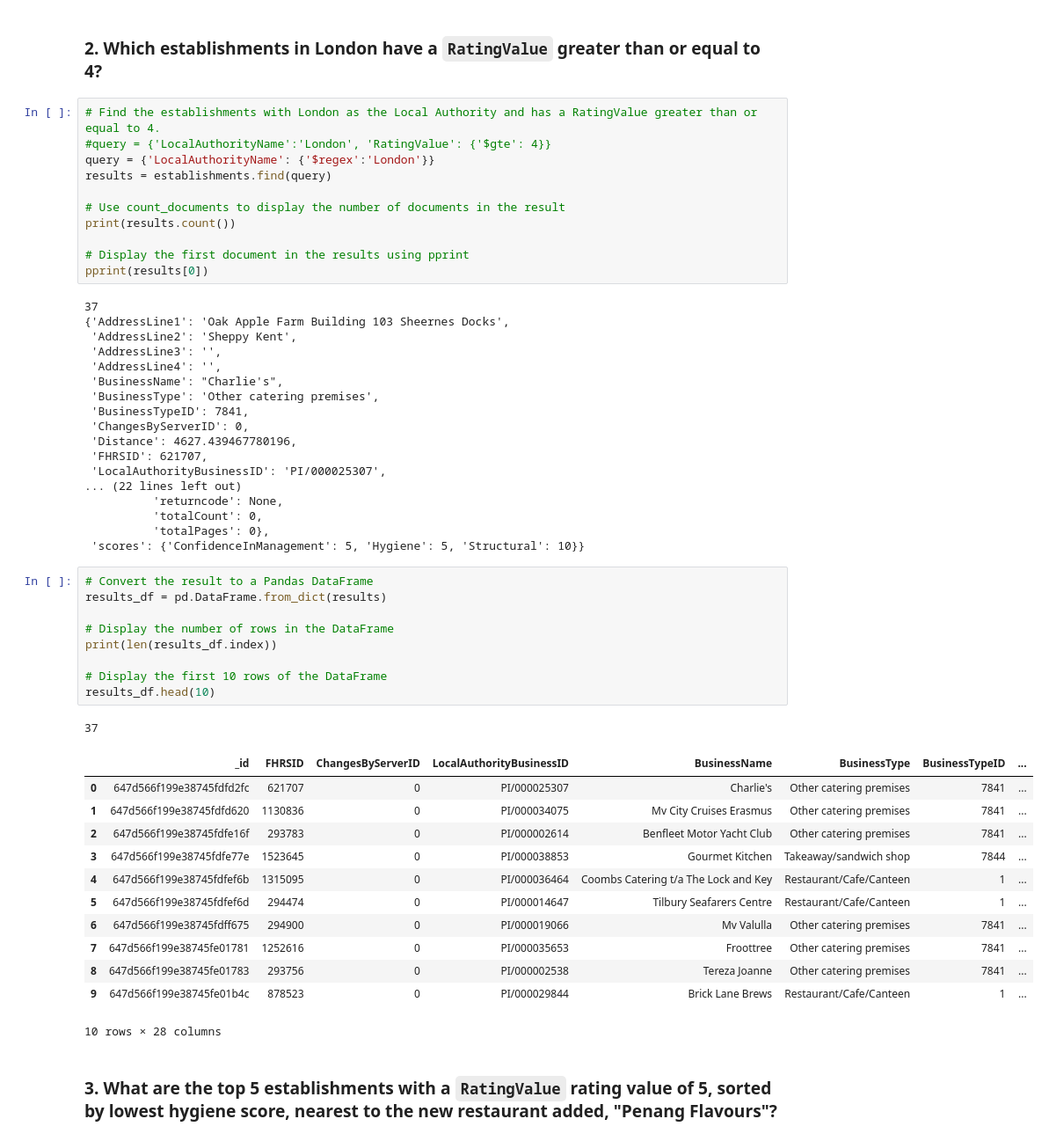
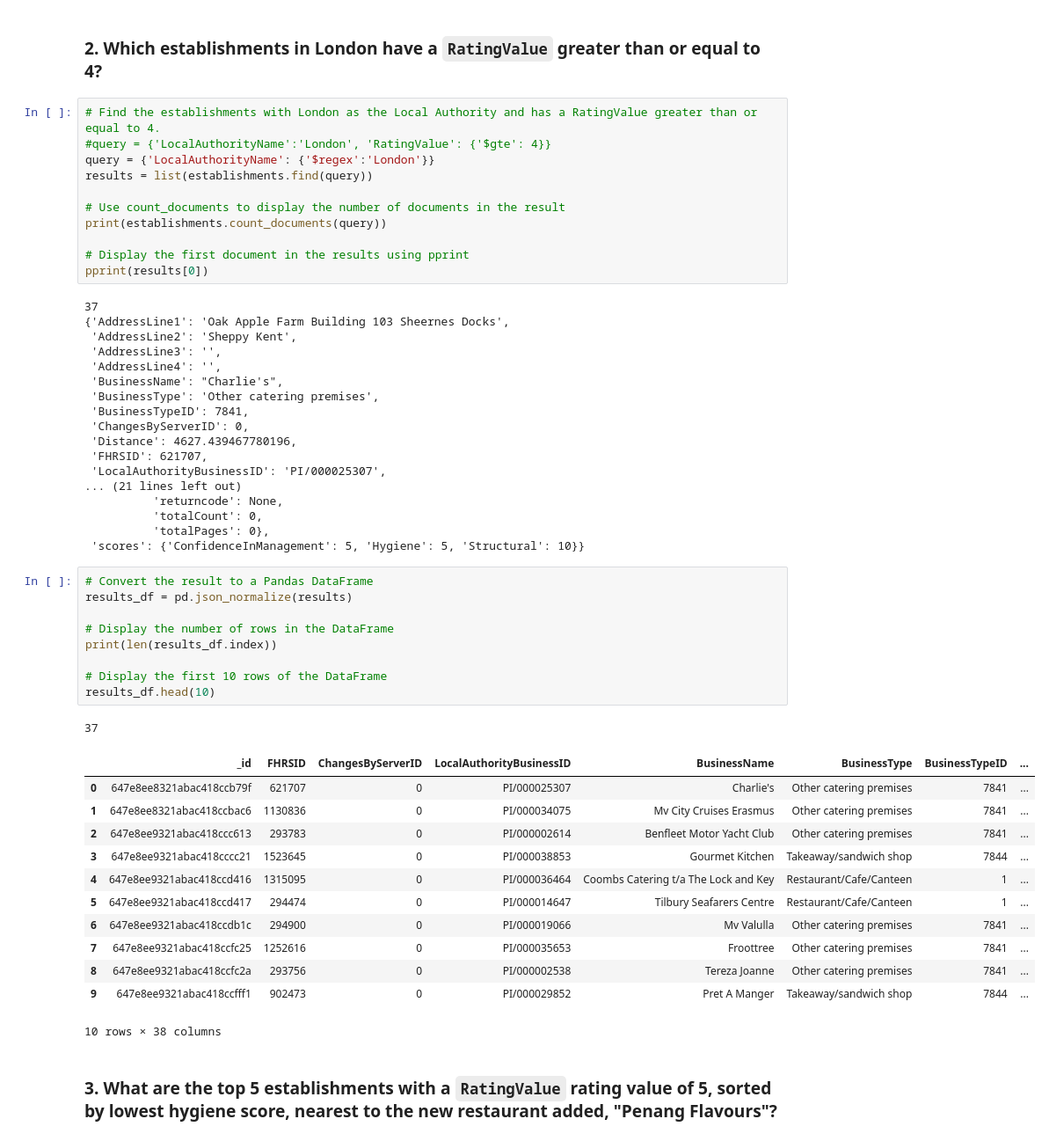
Before and after one commit to BigSuez/nosql-challenge, a Jupyter notebook: NoSQL_analysis_starter.ipynb, the cells around one changed output. Shown at 88% size. Drawn from its saved outputs; the diff is of its cells as text.

```diff
--- a/NoSQL_analysis_starter.ipynb
+++ b/NoSQL_analysis_starter.ipynb
@@ -86,10 +86,10 @@ results_df.head(10)
 # Find the establishments with London as the Local Authority and has a RatingValue greater than or equal to 4.
 #query = {'LocalAuthorityName':'London', 'RatingValue': {'$gte': 4}}
 query = {'LocalAuthorityName': {'$regex':'London'}}
-results = establishments.find(query)
+results = list(establishments.find(query))
 
 # Use count_documents to display the number of documents in the result
-print(results.count())
+print(establishments.count_documents(query))
 
 # Display the first document in the results using pprint
 pprint(results[0])
@@ -106,34 +106,34 @@ pprint(results[0])
  'Distance': 4627.439467780196,
  'FHRSID': 621707,
  'LocalAuthorityBusinessID': 'PI/000025307',
-... (22 lines left out)
+... (21 lines left out)
           'returncode': None,
           'totalCount': 0,
           'totalPages': 0},
  'scores': {'ConfidenceInManagement': 5, 'Hygiene': 5, 'Structural': 10}}
 # %%
 # Convert the result to a Pandas DataFrame
-results_df = pd.DataFrame.from_dict(results)
+results_df = pd.json_normalize(results)
 
 # Display the number of rows in the DataFrame
 print(len(results_df.index))
 
 # Display the first 10 rows of the DataFrame
 results_df.head(10)
 # %% [output]
 37
 |  | _id | FHRSID | ChangesByServerID | LocalAuthorityBusinessID | BusinessName | BusinessType | BusinessTypeID | ... |
-| 0 | 647d566f199e38745fdfd2fc | 621707 | 0 | PI/000025307 | Charlie's | Other catering premises | 7841 | ... |
-| 1 | 647d566f199e38745fdfd620 | 1130836 | 0 | PI/000034075 | Mv City Cruises Erasmus | Other catering premises | 7841 | ... |
-| 2 | 647d566f199e38745fdfe16f | 293783 | 0 | PI/000002614 | Benfleet Motor Yacht Club | Other catering premises | 7841 | ... |
-| 3 | 647d566f199e38745fdfe77e | 1523645 | 0 | PI/000038853 | Gourmet Kitchen | Takeaway/sandwich shop | 7844 | ... |
-| 4 | 647d566f199e38745fdfef6b | 1315095 | 0 | PI/000036464 | Coombs Catering t/a The Lock and Key | Restaurant/Cafe/Canteen | 1 | ... |
-| 5 | 647d566f199e38745fdfef6d | 294474 | 0 | PI/000014647 | Tilbury Seafarers Centre | Restaurant/Cafe/Canteen | 1 | ... |
-| 6 | 647d566f199e38745fdff675 | 294900 | 0 | PI/000019066 | Mv Valulla | Other catering premises | 7841 | ... |
-| 7 | 647d566f199e38745fe01781 | 1252616 | 0 | PI/000035653 | Froottree | Other catering premises | 7841 | ... |
-| 8 | 647d566f199e38745fe01783 | 293756 | 0 | PI/000002538 | Tereza Joanne | Other catering premises | 7841 | ... |
-| 9 | 647d566f199e38745fe01b4c | 878523 | 0 | PI/000029844 | Brick Lane Brews | Restaurant/Cafe/Canteen | 1 | ... |
+| 0 | 647e8ee8321abac418ccb79f | 621707 | 0 | PI/000025307 | Charlie's | Other catering premises | 7841 | ... |
+| 1 | 647e8ee8321abac418ccbac6 | 1130836 | 0 | PI/000034075 | Mv City Cruises Erasmus | Other catering premises | 7841 | ... |
+| 2 | 647e8ee9321abac418ccc613 | 293783 | 0 | PI/000002614 | Benfleet Motor Yacht Club | Other catering premises | 7841 | ... |
+| 3 | 647e8ee9321abac418cccc21 | 1523645 | 0 | PI/000038853 | Gourmet Kitchen | Takeaway/sandwich shop | 7844 | ... |
+| 4 | 647e8ee9321abac418ccd416 | 1315095 | 0 | PI/000036464 | Coombs Catering t/a The Lock and Key | Restaurant/Cafe/Canteen | 1 | ... |
+| 5 | 647e8ee9321abac418ccd417 | 294474 | 0 | PI/000014647 | Tilbury Seafarers Centre | Restaurant/Cafe/Canteen | 1 | ... |
+| 6 | 647e8ee9321abac418ccdb1c | 294900 | 0 | PI/000019066 | Mv Valulla | Other catering premises | 7841 | ... |
+| 7 | 647e8ee9321abac418ccfc25 | 1252616 | 0 | PI/000035653 | Froottree | Other catering premises | 7841 | ... |
+| 8 | 647e8ee9321abac418ccfc2a | 293756 | 0 | PI/000002538 | Tereza Joanne | Other catering premises | 7841 | ... |
+| 9 | 647e8ee9321abac418ccfff1 | 902473 | 0 | PI/000029852 | Pret A Manger | Takeaway/sandwich shop | 7844 | ... |
-10 rows × 28 columns
+10 rows × 38 columns
 # %% [markdown]
 ### 3. What are the top 5 establishments with a `RatingValue` rating value of 5, sorted by lowest hygiene score, nearest to the new restaurant added, "Penang Flavours"?
 # %%
```
Also changed, not shown: parts of 6 cells of this notebook, 1 other file.
